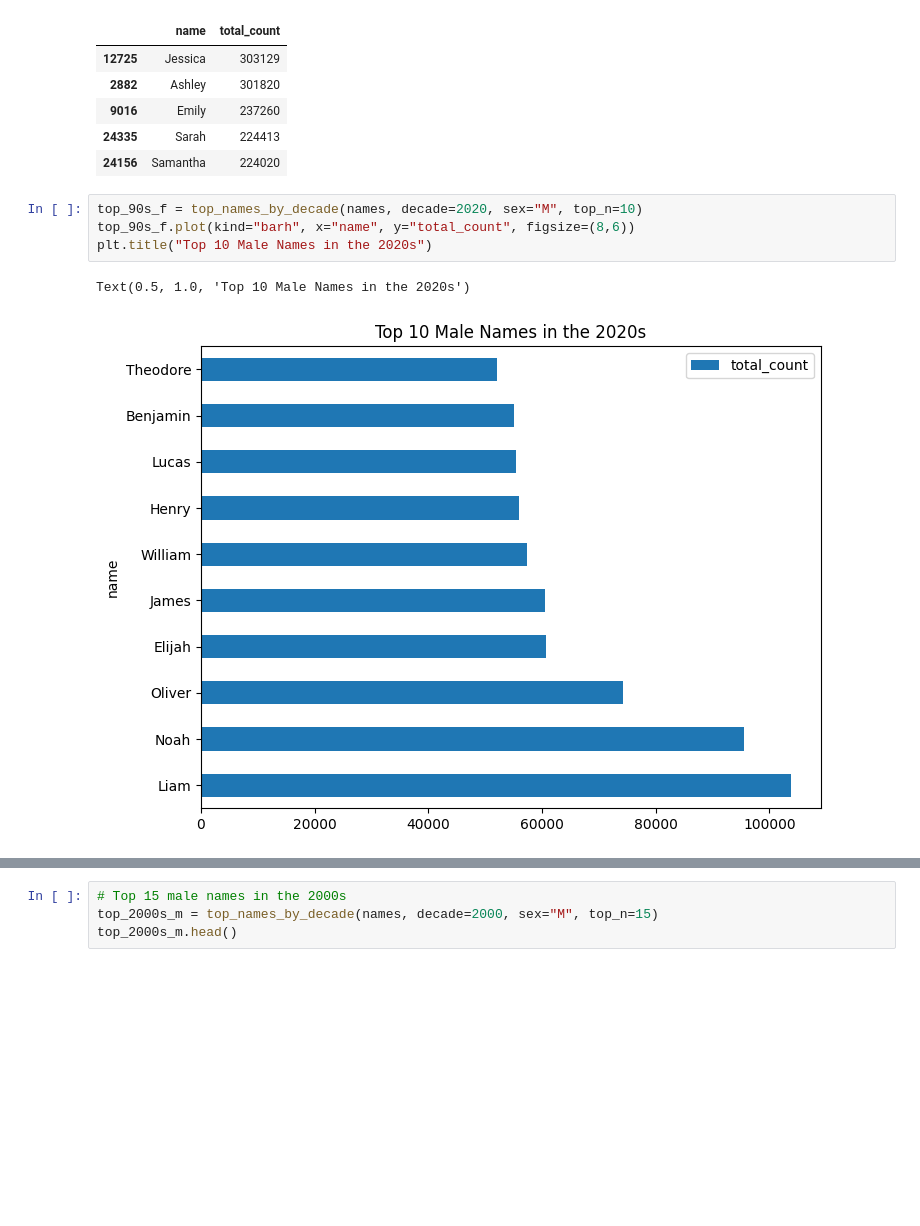
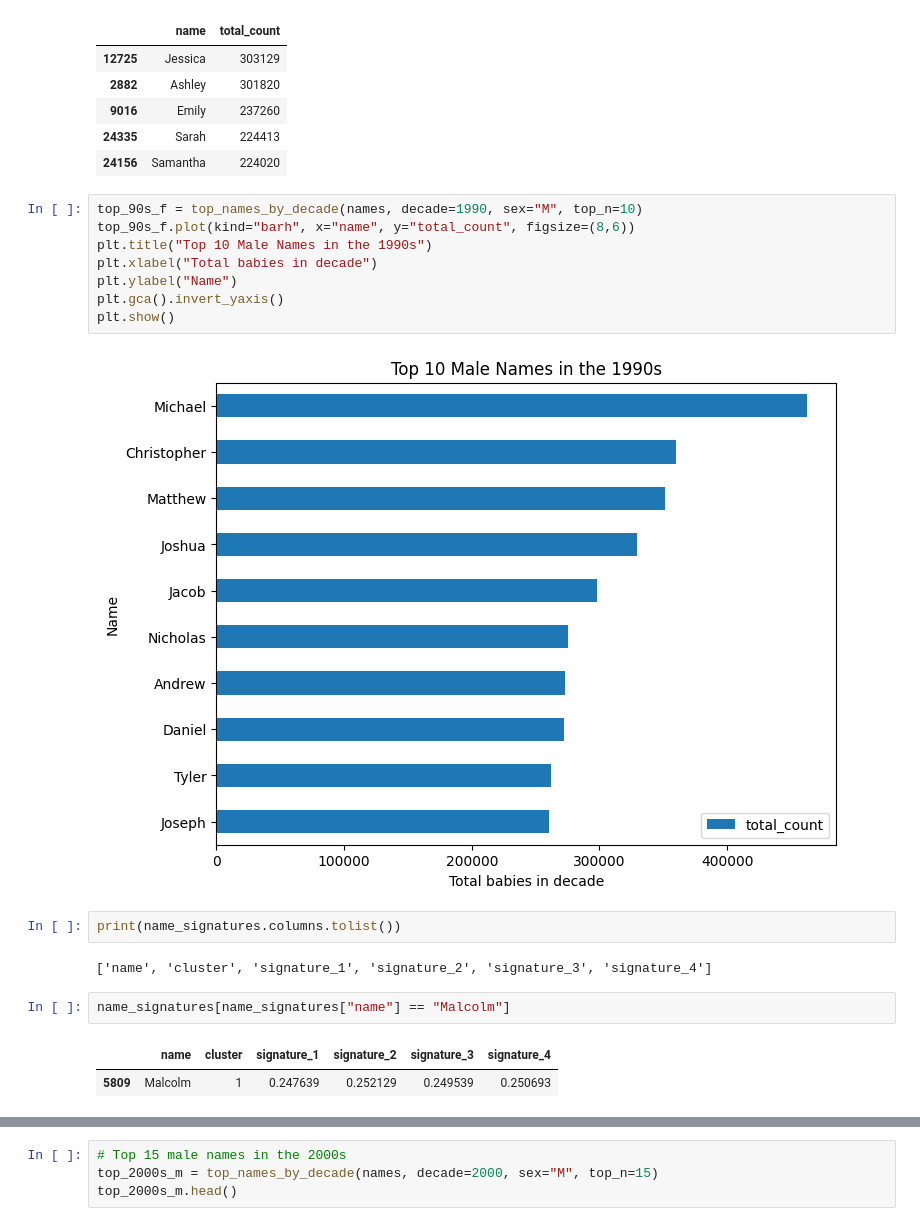
Before and after one commit to mclary-claritywithdata/malcolm_effect, a Jupyter notebook: TheMalcolmEffect.ipynb, the cells around one changed output, grey strips where cells are left out. Saved outputs shown, nothing was run; the diff lists cells and outputs as text; blank space fills up the shorter version.

Commit message:
Initial notebook for The Malcolm Effect: cultural name pattern analysis using SSA data.

```diff
--- a/TheMalcolmEffect.ipynb
+++ b/TheMalcolmEffect.ipynb
@@ -837,9 +843,21 @@ top_90s_f.head()
 | 24335 | Sarah | 224413 |
 | 24156 | Samantha | 224020 |
 # %%
-top_90s_f = top_names_by_decade(names, decade=2020, sex="M", top_n=10)
+top_90s_f = top_names_by_decade(names, decade=1990, sex="M", top_n=10)
 top_90s_f.plot(kind="barh", x="name", y="total_count", figsize=(8,6))
-plt.title("Top 10 Male Names in the 2020s")
+plt.title("Top 10 Male Names in the 1990s")
+plt.xlabel("Total babies in decade")
+plt.ylabel("Name")
+plt.gca().invert_yaxis()
+plt.show()
 # %% [output]
-Text(0.5, 1.0, 'Top 10 Male Names in the 2020s')
-[figure, old version]
+[figure, new version]
+# %%
+print(name_signatures.columns.tolist())
+# %% [output]
+['name', 'cluster', 'signature_1', 'signature_2', 'signature_3', 'signature_4']
+# %%
+name_signatures[name_signatures["name"] == "Malcolm"]
+# %% [output]
+|  | name | cluster | signature_1 | signature_2 | signature_3 | signature_4 |
+| 5809 | Malcolm | 1 | 0.247639 | 0.252129 | 0.249539 | 0.250693 |
```
Also changed, not shown: parts of 23 cells of this notebook.
